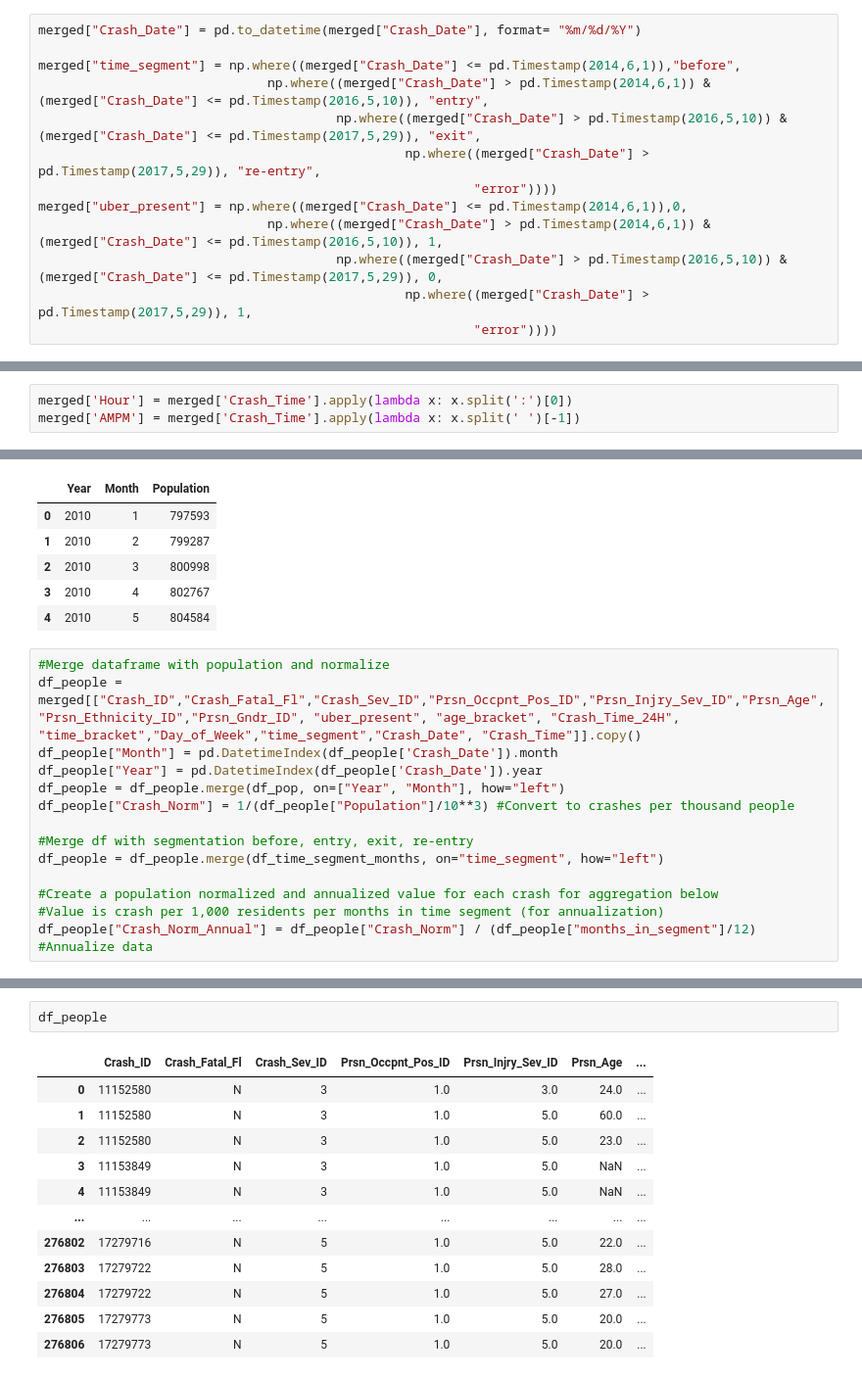
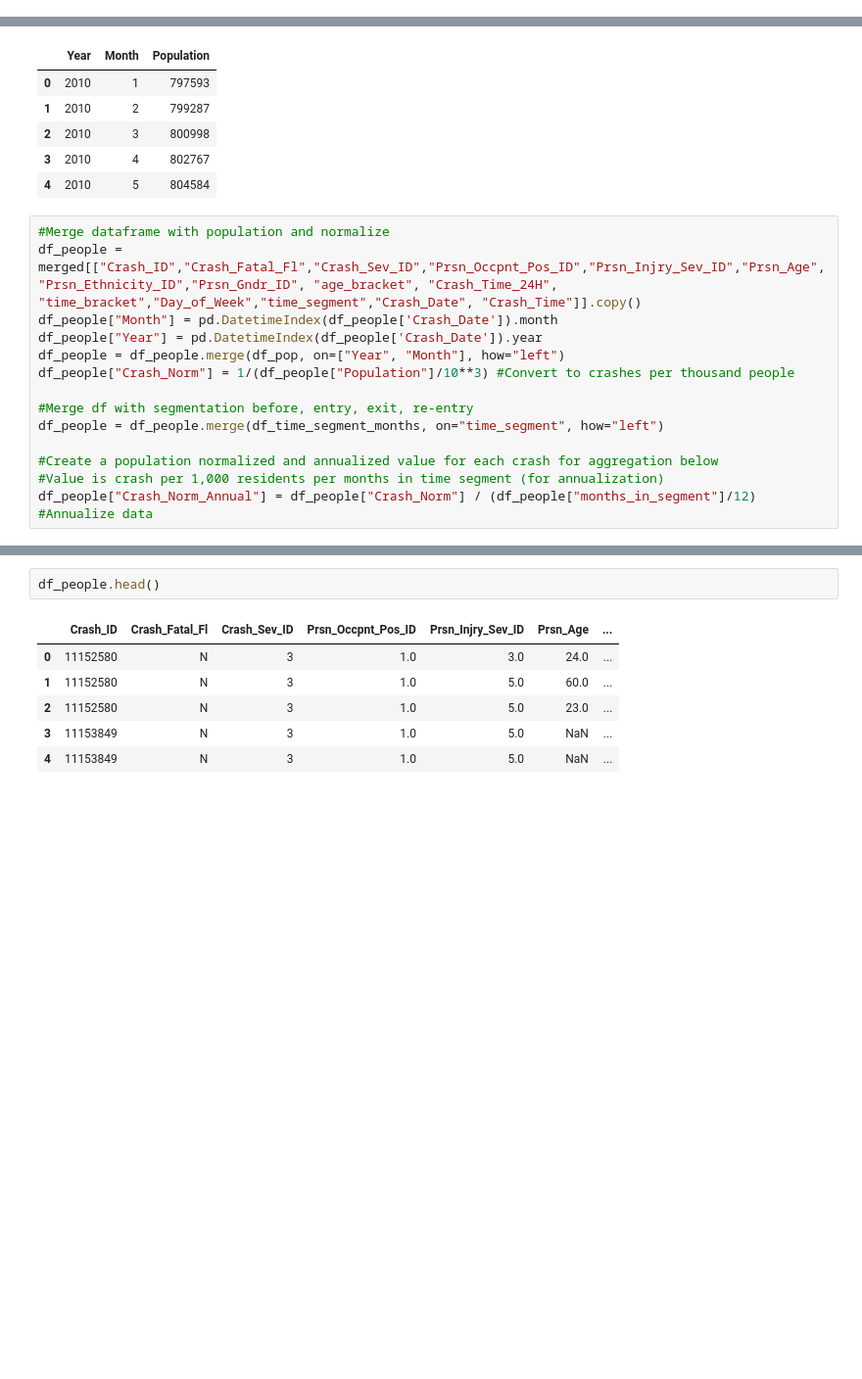
Before and after one commit to rmmeade/Data-Mgmt-Project, a Jupyter notebook: Cleaned Data and Source Code/Demographics.ipynb, the cells around one changed output, grey strips where cells are left out. Shown at 98% size. Saved outputs shown, nothing was run; the diff lists cells and outputs as text; blank space fills up the shorter version.

```diff
--- a/Cleaned Data and Source Code/Demographics.ipynb
+++ b/Cleaned Data and Source Code/Demographics.ipynb
@@ -79,13 +79,0 @@ au_pop.head()
-# %%
-merged["Crash_Date"] = pd.to_datetime(merged["Crash_Date"], format= "%m/%d/%Y")
-
-merged["time_segment"] = np.where((merged["Crash_Date"] <= pd.Timestamp(2014,6,1)),"before",
-                              np.where((merged["Crash_Date"] > pd.Timestamp(2014,6,1)) & (merged["Crash_Date"] <= pd.Timestamp(2016,5,10)), "entry",
-                                       np.where((merged["Crash_Date"] > pd.Timestamp(2016,5,10)) & (merged["Crash_Date"] <= pd.Timestamp(2017,5,29)), "exit",
-                                                np.where((merged["Crash_Date"] > pd.Timestamp(2017,5,29)), "re-entry",
-                                                         "error"))))
-merged["uber_present"] = np.where((merged["Crash_Date"] <= pd.Timestamp(2014,6,1)),0,
-                              np.where((merged["Crash_Date"] > pd.Timestamp(2014,6,1)) & (merged["Crash_Date"] <= pd.Timestamp(2016,5,10)), 1,
-                                       np.where((merged["Crash_Date"] > pd.Timestamp(2016,5,10)) & (merged["Crash_Date"] <= pd.Timestamp(2017,5,29)), 0,
-                                                np.where((merged["Crash_Date"] > pd.Timestamp(2017,5,29)), 1,
-                                                         "error"))))
@@ -113,3 +107,0 @@ annual_crash_numbers = annual_crash_numbers.reset_index()
-# %%
-merged['Hour'] = merged['Crash_Time'].apply(lambda x: x.split(':')[0])
-merged['AMPM'] = merged['Crash_Time'].apply(lambda x: x.split(' ')[-1])
@@ -180,7 +142,7 @@ df_pop.head()
 | 4 | 2010 | 5 | 804584 |
 # %%
 #Merge dataframe with population and normalize
-df_people = merged[["Crash_ID","Crash_Fatal_Fl","Crash_Sev_ID","Prsn_Occpnt_Pos_ID","Prsn_Injry_Sev_ID","Prsn_Age", "Prsn_Ethnicity_ID","Prsn_Gndr_ID", "uber_present", "age_bracket", "Crash_Time_24H", "time_bracket","Day_of_Week","time_segment","Crash_Date", "Crash_Time"]].copy()
+df_people = merged[["Crash_ID","Crash_Fatal_Fl","Crash_Sev_ID","Prsn_Occpnt_Pos_ID","Prsn_Injry_Sev_ID","Prsn_Age", "Prsn_Ethnicity_ID","Prsn_Gndr_ID", "age_bracket", "Crash_Time_24H", "time_bracket","Day_of_Week","time_segment","Crash_Date", "Crash_Time"]].copy()
 df_people["Month"] = pd.DatetimeIndex(df_people['Crash_Date']).month
 df_people["Year"] = pd.DatetimeIndex(df_people['Crash_Date']).year
 df_people = df_people.merge(df_pop, on=["Year", "Month"], how="left")
@@ -210,15 +157,9 @@ Name: Crash_ID, Length: 146026, dtype: int64
 # %%
-df_people
+df_people.head()
 # %% [output]
 |  | Crash_ID | Crash_Fatal_Fl | Crash_Sev_ID | Prsn_Occpnt_Pos_ID | Prsn_Injry_Sev_ID | Prsn_Age | ... |
 | 0 | 11152580 | N | 3 | 1.0 | 3.0 | 24.0 | ... |
 | 1 | 11152580 | N | 3 | 1.0 | 5.0 | 60.0 | ... |
 | 2 | 11152580 | N | 3 | 1.0 | 5.0 | 23.0 | ... |
 | 3 | 11153849 | N | 3 | 1.0 | 5.0 | NaN | ... |
 | 4 | 11153849 | N | 3 | 1.0 | 5.0 | NaN | ... |
-| ... | ... | ... | ... | ... | ... | ... | ... |
-| 276802 | 17279716 | N | 5 | 1.0 | 5.0 | 22.0 | ... |
-| 276803 | 17279722 | N | 5 | 1.0 | 5.0 | 28.0 | ... |
-| 276804 | 17279722 | N | 5 | 1.0 | 5.0 | 27.0 | ... |
-| 276805 | 17279773 | N | 5 | 1.0 | 5.0 | 20.0 | ... |
-| 276806 | 17279773 | N | 5 | 1.0 | 5.0 | 20.0 | ... |
```
Also changed, not shown: parts of 28 cells of this notebook, 1 other file.
